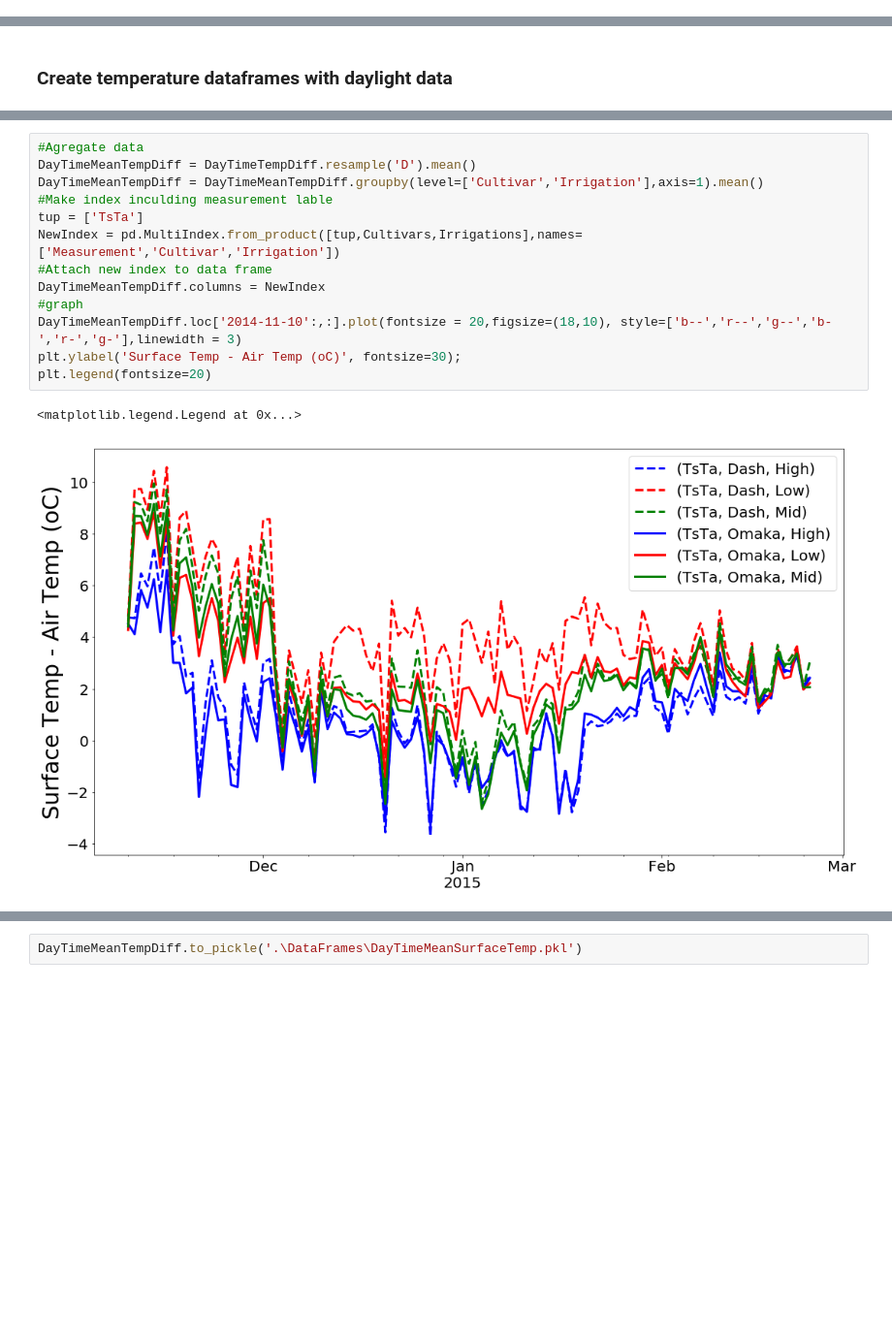
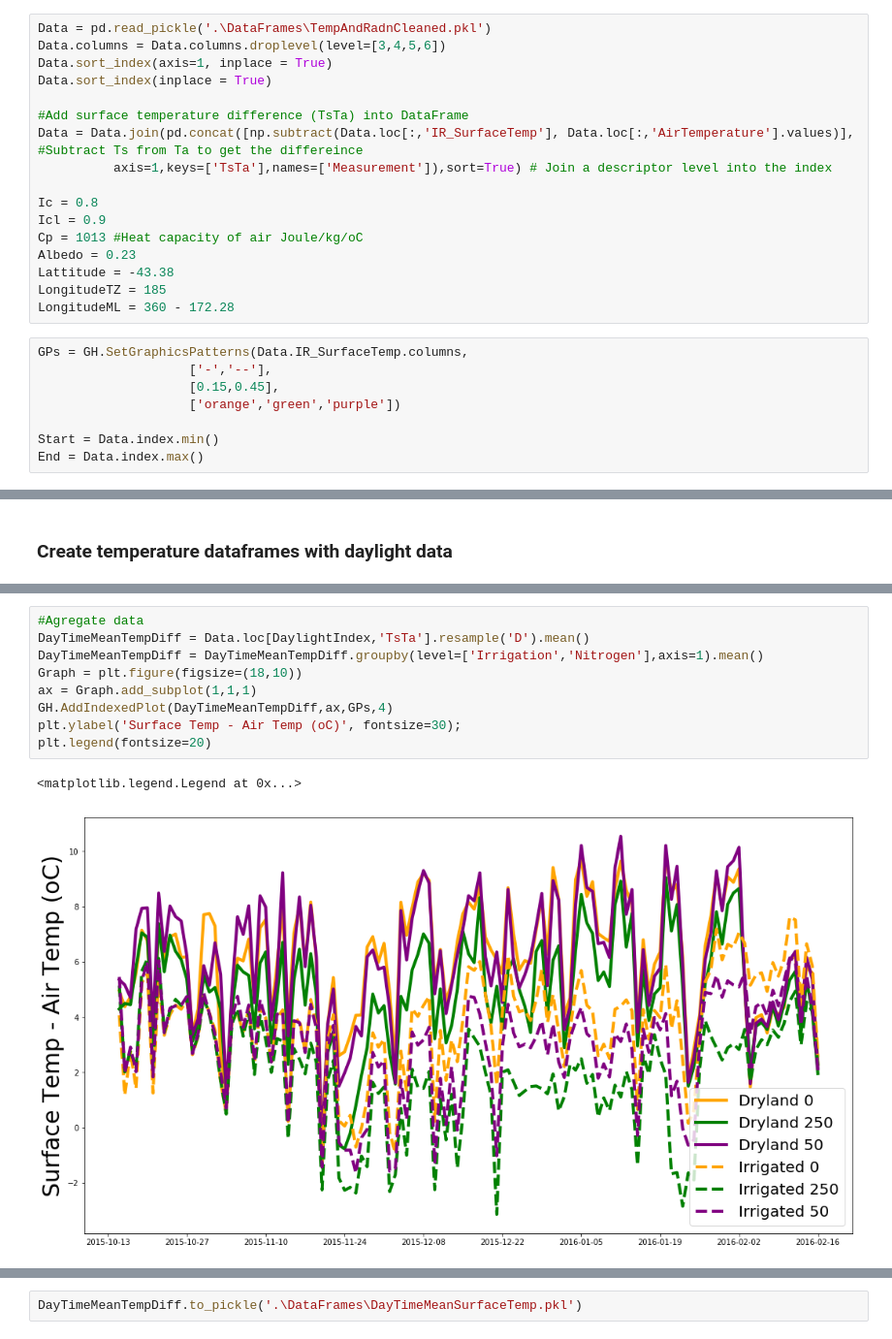
Before and after one commit to HamishBrownPFR/CropWaterAnalysis, a Jupyter notebook: Wheat/TempAndRadnDFSetUp.ipynb, the cells around one changed output, grey strips where cells are left out. Shown at 97% size. Cells and saved outputs as stored; diff of their text form; blank space fills up the shorter version.

Commit message:
Working on getting wheat analysis going, Tidiying up indexing and graphing approaches in Barley data.

```diff
--- a/Wheat/TempAndRadnDFSetUp.ipynb
+++ b/Wheat/TempAndRadnDFSetUp.ipynb
@@ -78,0 +12,25 @@ print(lineCycle)
+# %%
+Data = pd.read_pickle('.\DataFrames\TempAndRadnCleaned.pkl')
+Data.columns = Data.columns.droplevel(level=[3,4,5,6])
+Data.sort_index(axis=1, inplace = True)
+Data.sort_index(inplace = True)
+
+#Add surface temperature difference (TsTa) into DataFrame
+Data = Data.join(pd.concat([np.subtract(Data.loc[:,'IR_SurfaceTemp'], Data.loc[:,'AirTemperature'].values)], #Subtract Ts from Ta to get the differeince
+          axis=1,keys=['TsTa'],names=['Measurement']),sort=True) # Join a descriptor level into the index
+
+Ic = 0.8
+Icl = 0.9
+Cp = 1013 #Heat capacity of air Joule/kg/oC
+Albedo = 0.23
+Lattitude = -43.38
+LongitudeTZ = 185
+LongitudeML = 360 - 172.28
+# %%
+GPs = GH.SetGraphicsPatterns(Data.IR_SurfaceTemp.columns,
+                    ['-','--'],
+                    [0.15,0.45],
+                    ['orange','green','purple'])
+
+Start = Data.index.min()
+End = Data.index.max()
@@ -132,16 +107,12 @@ plt.plot(pd.to_datetime(['2014-12-25 23:00','2014-12-26 5:00']),[-5,-5], c='k',
 # %%
 #Agregate data
-DayTimeMeanTempDiff = DayTimeTempDiff.resample('D').mean()
-DayTimeMeanTempDiff = DayTimeMeanTempDiff.groupby(level=['Cultivar','Irrigation'],axis=1).mean()
-#Make index inculding measurement lable
-tup = ['TsTa']
-NewIndex = pd.MultiIndex.from_product([tup,Cultivars,Irrigations],names=['Measurement','Cultivar','Irrigation'])
-#Attach new index to data frame
-DayTimeMeanTempDiff.columns = NewIndex
-#graph
-DayTimeMeanTempDiff.loc['2014-11-10':,:].plot(fontsize = 20,figsize=(18,10), style=['b--','r--','g--','b-','r-','g-'],linewidth = 3)
+DayTimeMeanTempDiff = Data.loc[DaylightIndex,'TsTa'].resample('D').mean()
+DayTimeMeanTempDiff = DayTimeMeanTempDiff.groupby(level=['Irrigation','Nitrogen'],axis=1).mean()
+Graph = plt.figure(figsize=(18,10))
+ax = Graph.add_subplot(1,1,1)
+GH.AddIndexedPlot(DayTimeMeanTempDiff,ax,GPs,4)
 plt.ylabel('Surface Temp - Air Temp (oC)', fontsize=30);
 plt.legend(fontsize=20)
 # %% [output]
 <matplotlib.legend.Legend at 0x...>
-[figure, old version]
+[figure, new version]
```
Also changed, not shown: parts of 21 cells of this notebook, 3 other files.
